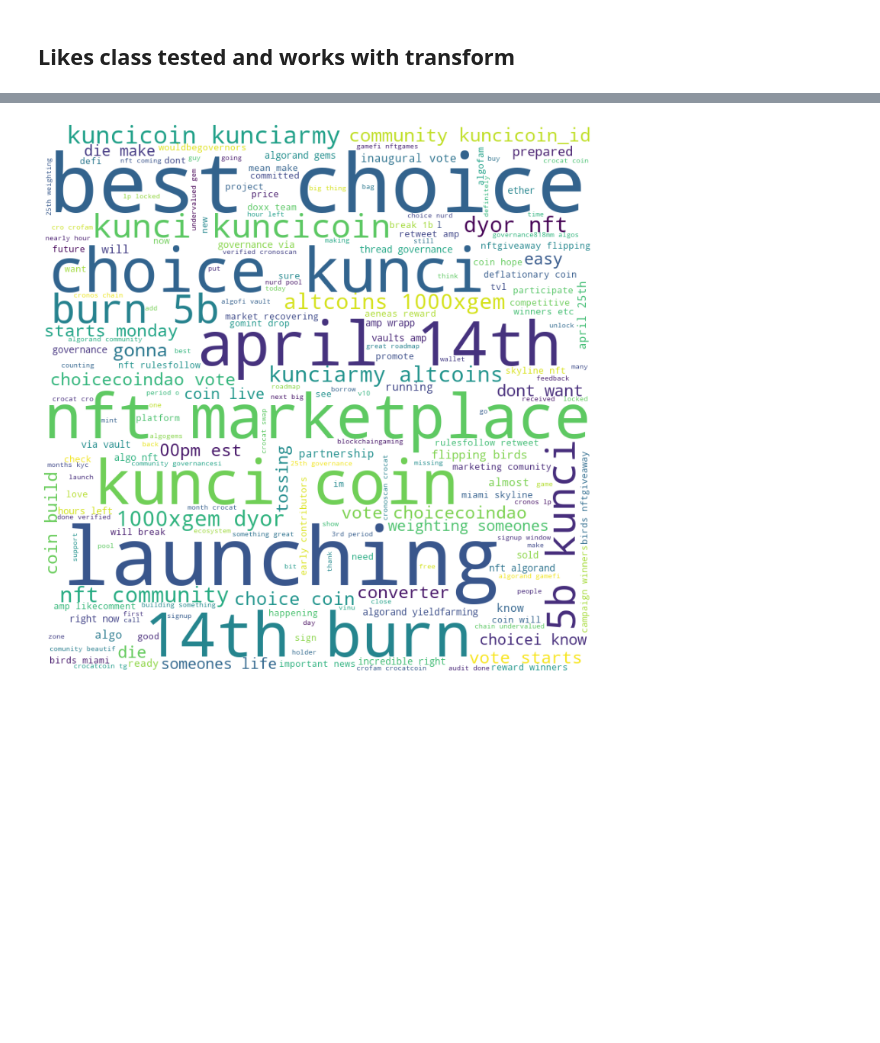
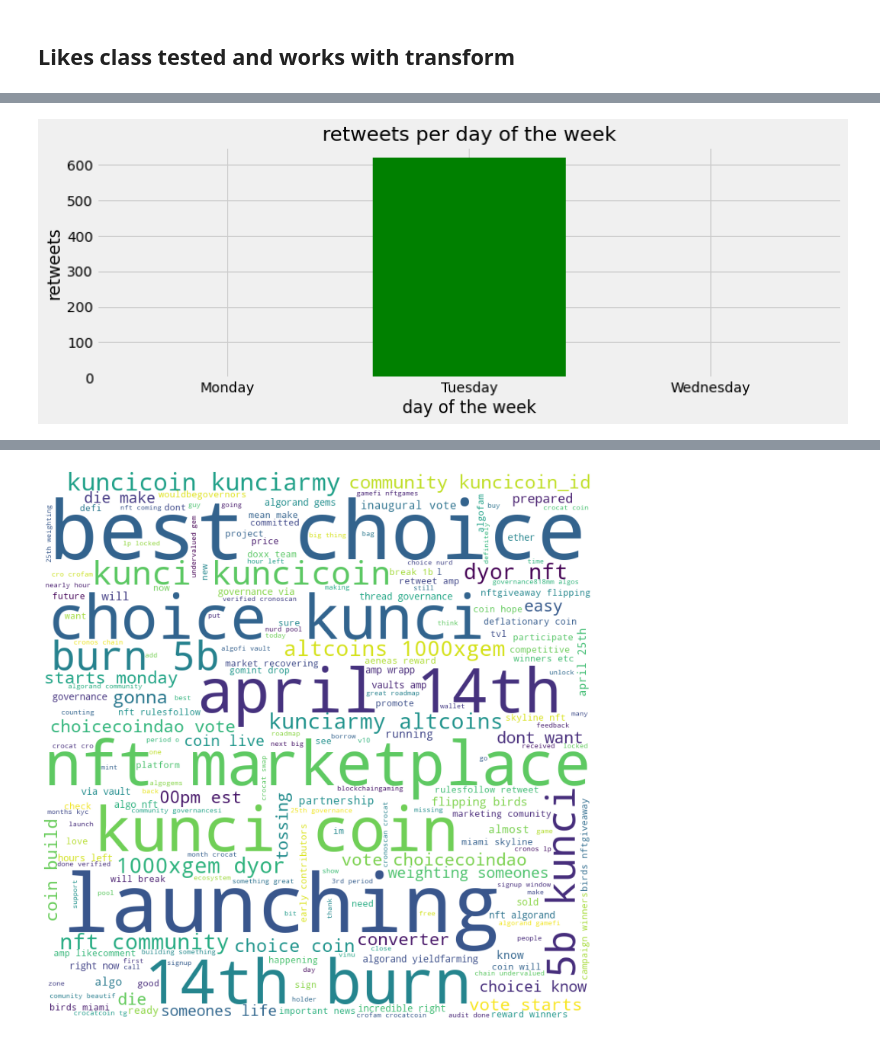
Before and after one commit to nazari-ai/nazari-data-wrangling, a Jupyter notebook: Twitter/twitter_clean.ipynb, the cells around one changed output, grey strips where cells are left out. Cells and saved outputs as stored; diff of their text form; code cells hidden in the pictures; blank space fills up the shorter version.

```diff
--- a/Twitter/twitter_clean.ipynb
+++ b/Twitter/twitter_clean.ipynb
@@ -430,0 +245,4 @@ class Retweets(Likes):
+# %%
+ret.plot(weekday = True)
+# %% [output]
+[figure, added]
```
Also changed, not shown: parts of 52 cells of this notebook.
